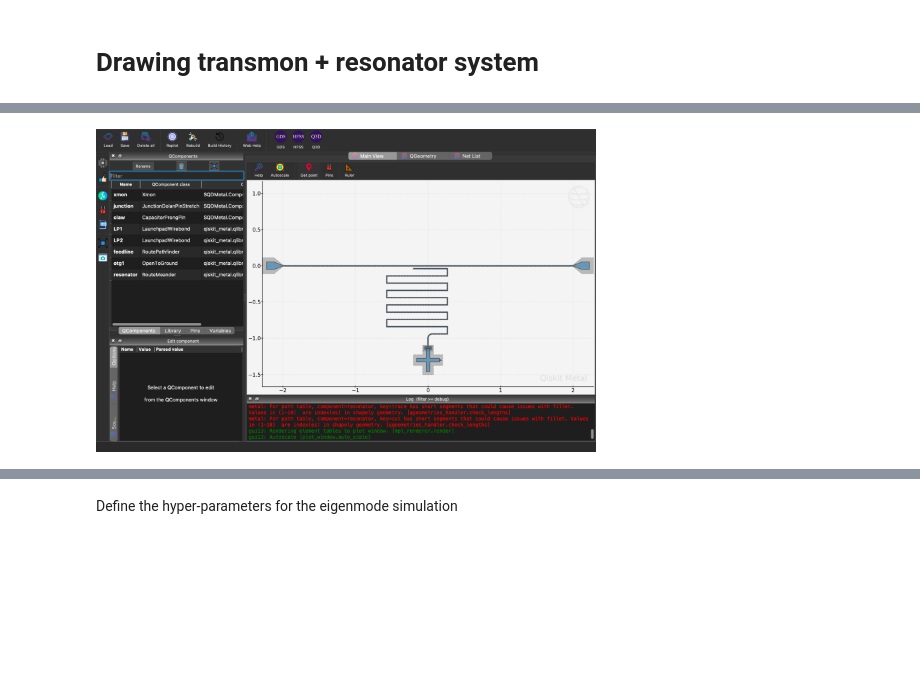
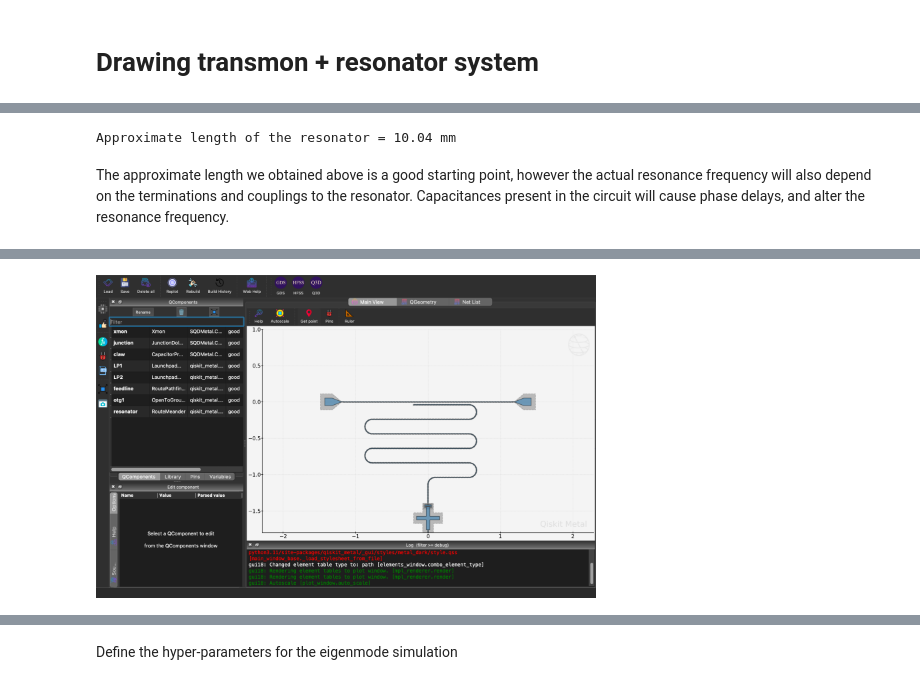
Before and after one commit to AwkwaBear/tutorials_quantum_device_design, a Jupyter notebook: transmon_resonator.ipynb, the cells around one changed output, grey strips where cells are left out. Cells and saved outputs as stored; diff of their text form; code cells hidden in the pictures; blank space fills up the shorter version.

```diff
--- a/transmon_resonator.ipynb
+++ b/transmon_resonator.ipynb
@@ -578,60 +611,66 @@ gmsh.initialize()
+# %%
+# Let's calculate the approximate length of the resonator for 6 GHz resonant frequency
+length_approx = 3e8 / np.sqrt(6.2) /6e9/2 * 1000
+print(f"Approximate length of the resonator = {length_approx:.2f} mm")
+# %% [output]
+Approximate length of the resonator = 10.04 mm
+# %% [markdown]
+The approximate length we obtained above is a good starting point, however the actual resonance frequency will also depend on the terminations and couplings to the resonator. Capacitances present in the circuit will cause phase delays, and alter the resonance frequency.
 # %%
-
 design = designs.DesignPlanar({}, overwrite_enabled=True)
 design.delete_all_components()
 gui = MetalGUI(design)
 
 
 # Set up chip dimensions
-design.chips.main.size.size_x = '2.4mm'
-design.chips.main.size.size_y = '2.4mm'
+design.chips.main.size.size_x = '3.5mm'
+design.chips.main.size.size_y = '3mm'
 design.chips.main.size.size_z = '-280um'
 design.chips.main.size.center_x = '0mm'
 design.chips.main.size.center_y = '-1mm'
 
 # Resonator and feedline gap width (W) and center conductor width (S)
-design.variables['cpw_width'] = '10 um' #S
-design.variables['cpw_gap'] = '6 um' #W
+design.variables['cpw_width'] = '8 um' #S
+design.variables['cpw_gap'] = '4 um' #W
 # Lets create the qubit with a junction and a claw
 
-### Qubit
-# Qubit
-xmon = Xmon(design, 'xmon', options=Dict(pos_x = '0mm', pos_y='-1.3',
+## Qubit
+xmon = Xmon(design, 'xmon', options=Dict(pos_x = '0mm', pos_y='-1.6',
                                     vBar_width='50um', hBar_width='50um', vBar_gap=f'{50}um', hBar_gap=f'{50}um',
                                     cross_width=f'{320}um', cross_height=f'{320}um',
                                     gap_up='40um', gap_left='40um', gap_right='40um', gap_down='40um'))
 
 # Junction
-JunctionDolanPinStretch(design, 'junction', options=Dict(pin_inputs=Dict(start_pin=Dict(component=f'xmon',pin='right')),
-                                                         dist_extend='24um',
+JunctionDolanPinStretch(design, 'junction', options=Dict(pin_inputs=Dict(start_pin=Dict(component=f'xmon',pin='down')),
+                                                         dist_extend='40um',
                                                          layer=2,
                                                          finger_width='0.4um', t_pad_size='0.385um',
                                                          squid_width='5.4um', prong_width='0.9um'))
 
 
-# Claw
+# # Claw
 CapacitorProngPin(design, 'claw', options=Dict(pin_inputs=Dict(start_pin=Dict(component=f'xmon',pin='up')),
                                                 prong_width='10um', prong_length='20um', pin_gap_side='10um',
                                                 gap_side='20um', pad_thickness='20um',
                                                 gap_front='20um', gap_back='20um', trace_width='10um'))
 
 # Lauchpad 1
-x1 = '-2mm'
+x1 = '-1.2mm'
 y1 = '0mm'
 launch_options1 = dict(chip='main', pos_x=x1, pos_y=y1, orientation='360', lead_length='30um', pad_height='103um',
                       pad_width='103um', pad_gap='60um')
 LP1 = LaunchpadWirebond(design, 'LP1', options = launch_options1)
 
 # Launchpad 2
-x2 = '2mm'
+x2 = '1.2mm'
 y1 = '0mm'
 launch_options2 = dict(chip='main', pos_x=x2, pos_y=y1, orientation='180', lead_length='30um', pad_height='103um',
                       pad_width='103um', pad_gap='60um')
 LP2 = LaunchpadWirebond(design, 'LP2', options = launch_options2)
 
 # Using path finder to connect the two launchpads
-feedline = RoutePathfinder(design, 'feedline', options = dict(chip='main', trace_width ='10um',
-                                            trace_gap ='6um',
+feedline = RoutePathfinder(design, 'feedline', options = dict(chip='main', trace_width ='8um',
+                                            trace_gap ='4um',
                                             fillet='200um',
                                             hfss_wire_bonds = True,
                                             lead=dict(end_straight='0.1mm'),
@@ -644,17 +683,17 @@ feedline = RoutePathfinder(design, 'feedline', options = dict(chip='main', trace
                                                     pin='tie')
                                             )))
 #open to ground for resonator
-otg1 = OpenToGround(design, 'otg1', options=dict(chip='main', pos_x='-0.2mm',  pos_y='-40um', orientation = 180))
+otg1 = OpenToGround(design, 'otg1', options=dict(chip='main', pos_x='-0.2mm',  pos_y='-40um', orientation = 180, width = '8um', gap='4um',))
 
 # Use RouteMeander to fix the total length of the resonator
 res1 = RouteMeander(design, 'resonator',  Dict(
         trace_width ='8um',
         trace_gap ='4um',
-        total_length='8mm',
+        total_length='8.6mm',
         hfss_wire_bonds = False,
-        fillet='60um',
-        lead = dict(start_straight='50um'),
-        meander = dict( spacing='0.1mm'),
+        fillet='100um',
+        lead = dict(start_straight='100um'),
+        meander = dict(spacing='0.2mm'),
         pin_inputs=Dict(
         start_pin=Dict(component= 'otg1', pin= 'open'),
         end_pin=Dict(component= 'claw', pin= 'a')), ))
@@ -674 +707 @@ gui.screenshot('sims/qubit-cavity.png')
-[figure, old version]
+[figure, new version]
```
Also changed, not shown: parts of 99 cells of this notebook.
